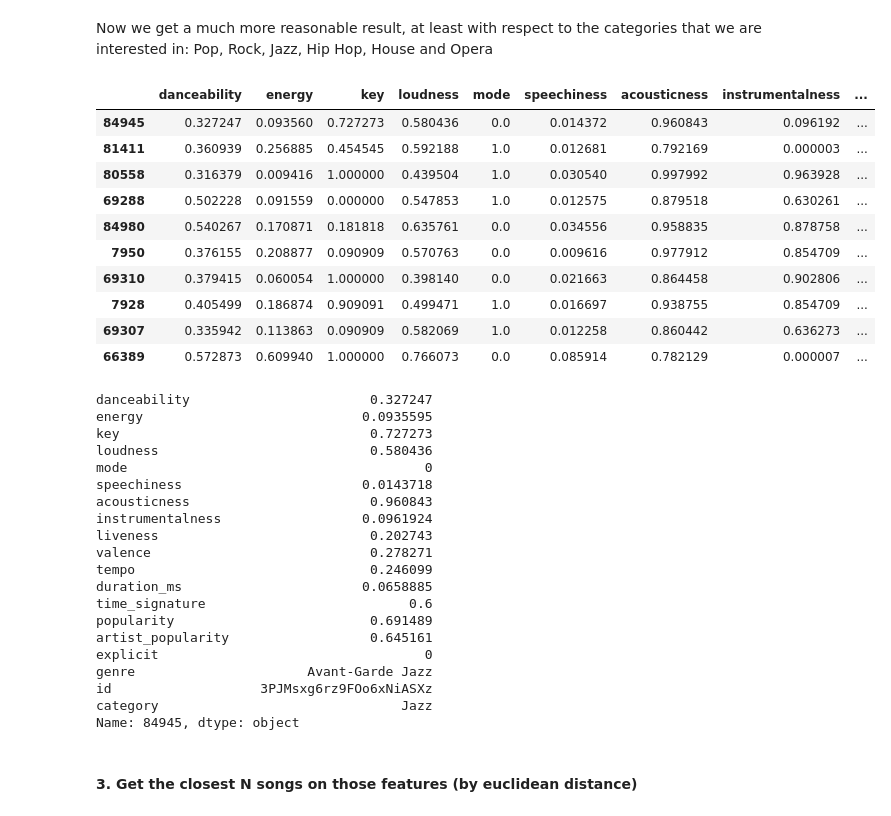
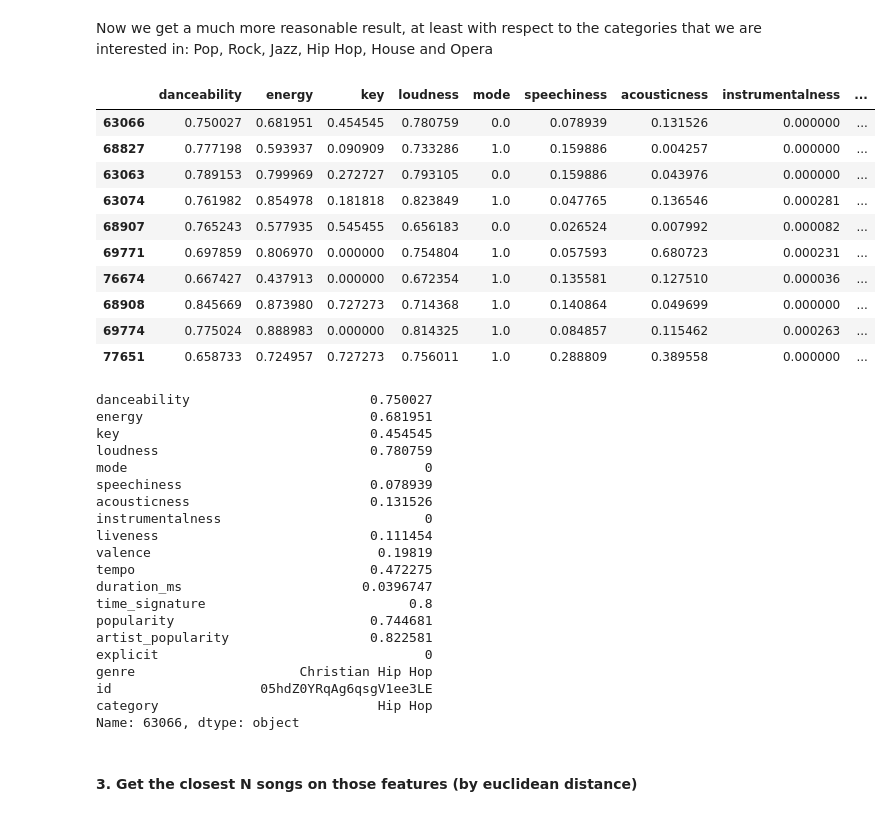
Before and after one commit to srikanth261/spotifyproject, a Jupyter notebook: notebooks/PlaylistGeneration.ipynb, the cells around one changed output. Saved outputs shown, nothing was run; the diff lists cells and outputs as text; code cells hidden in the pictures.

```diff
--- a/notebooks/PlaylistGeneration.ipynb
+++ b/notebooks/PlaylistGeneration.ipynb
@@ -241,51 +241,51 @@ Name: category, Length: 854, dtype: int64
 Now we get a much more reasonable result, at least with respect to the categories that we are interested in: Pop, Rock, Jazz, Hip Hop, House and Opera
 # %%
 # Select a genre to generate playlist
-selected_genre = 'Jazz'
+selected_genre = 'Hip Hop'
 N = 100
 
 genre_data = data[data.category==selected_genre]
 
 
 # Sorting
 genre_data = genre_data.sort_values(by=['popularity','artist_popularity'], ascending=False)
 genre_data.head(10)
 # %% [output]
 |  | danceability | energy | key | loudness | mode | speechiness | acousticness | instrumentalness | ... |
-| 84945 | 0.327247 | 0.093560 | 0.727273 | 0.580436 | 0.0 | 0.014372 | 0.960843 | 0.096192 | ... |
-| 81411 | 0.360939 | 0.256885 | 0.454545 | 0.592188 | 1.0 | 0.012681 | 0.792169 | 0.000003 | ... |
-| 80558 | 0.316379 | 0.009416 | 1.000000 | 0.439504 | 1.0 | 0.030540 | 0.997992 | 0.963928 | ... |
-| 69288 | 0.502228 | 0.091559 | 0.000000 | 0.547853 | 1.0 | 0.012575 | 0.879518 | 0.630261 | ... |
-| 84980 | 0.540267 | 0.170871 | 0.181818 | 0.635761 | 0.0 | 0.034556 | 0.958835 | 0.878758 | ... |
-| 7950 | 0.376155 | 0.208877 | 0.090909 | 0.570763 | 0.0 | 0.009616 | 0.977912 | 0.854709 | ... |
-| 69310 | 0.379415 | 0.060054 | 1.000000 | 0.398140 | 0.0 | 0.021663 | 0.864458 | 0.902806 | ... |
-| 7928 | 0.405499 | 0.186874 | 0.909091 | 0.499471 | 1.0 | 0.016697 | 0.938755 | 0.854709 | ... |
-| 69307 | 0.335942 | 0.113863 | 0.090909 | 0.582069 | 1.0 | 0.012258 | 0.860442 | 0.636273 | ... |
-| 66389 | 0.572873 | 0.609940 | 1.000000 | 0.766073 | 0.0 | 0.085914 | 0.782129 | 0.000007 | ... |
+| 63066 | 0.750027 | 0.681951 | 0.454545 | 0.780759 | 0.0 | 0.078939 | 0.131526 | 0.000000 | ... |
+| 68827 | 0.777198 | 0.593937 | 0.090909 | 0.733286 | 1.0 | 0.159886 | 0.004257 | 0.000000 | ... |
+| 63063 | 0.789153 | 0.799969 | 0.272727 | 0.793105 | 0.0 | 0.159886 | 0.043976 | 0.000000 | ... |
+| 63074 | 0.761982 | 0.854978 | 0.181818 | 0.823849 | 1.0 | 0.047765 | 0.136546 | 0.000281 | ... |
+| 68907 | 0.765243 | 0.577935 | 0.545455 | 0.656183 | 0.0 | 0.026524 | 0.007992 | 0.000082 | ... |
+| 69771 | 0.697859 | 0.806970 | 0.000000 | 0.754804 | 1.0 | 0.057593 | 0.680723 | 0.000231 | ... |
+| 76674 | 0.667427 | 0.437913 | 0.000000 | 0.672354 | 1.0 | 0.135581 | 0.127510 | 0.000036 | ... |
+| 68908 | 0.845669 | 0.873980 | 0.727273 | 0.714368 | 1.0 | 0.140864 | 0.049699 | 0.000000 | ... |
+| 69774 | 0.775024 | 0.888983 | 0.000000 | 0.814325 | 1.0 | 0.084857 | 0.115462 | 0.000263 | ... |
+| 77651 | 0.658733 | 0.724957 | 0.727273 | 0.756011 | 1.0 | 0.288809 | 0.389558 | 0.000000 | ... |
 # %%
 seed = genre_data.iloc[0,:]
 seed
 # %% [output]
-danceability                       0.327247
-energy                            0.0935595
-key                                0.727273
-loudness                           0.580436
+danceability                       0.750027
+energy                             0.681951
+key                                0.454545
+loudness                           0.780759
 mode                                      0
-speechiness                       0.0143718
-acousticness                       0.960843
-instrumentalness                  0.0961924
-liveness                           0.202743
-valence                            0.278271
-tempo                              0.246099
-duration_ms                       0.0658885
-time_signature                          0.6
-popularity                         0.691489
-artist_popularity                  0.645161
+speechiness                        0.078939
+acousticness                       0.131526
+instrumentalness                          0
+liveness                           0.111454
+valence                             0.19819
+tempo                              0.472275
+duration_ms                       0.0396747
+time_signature                          0.8
+popularity                         0.744681
+artist_popularity                  0.822581
 explicit                                  0
-genre                      Avant-Garde Jazz
-id                   3PJMsxg6rz9FOo6xNiASXz
-category                               Jazz
-Name: 84945, dtype: object
+genre                     Christian Hip Hop
+id                   05hdZ0YRqAg6qsgV1ee3LE
+category                            Hip Hop
+Name: 63066, dtype: object
 # %%
 # Getting feature values for our seed song
 popularity = seed.popularity
```
Also changed, not shown: parts of 3 cells of this notebook, 2 other files.
